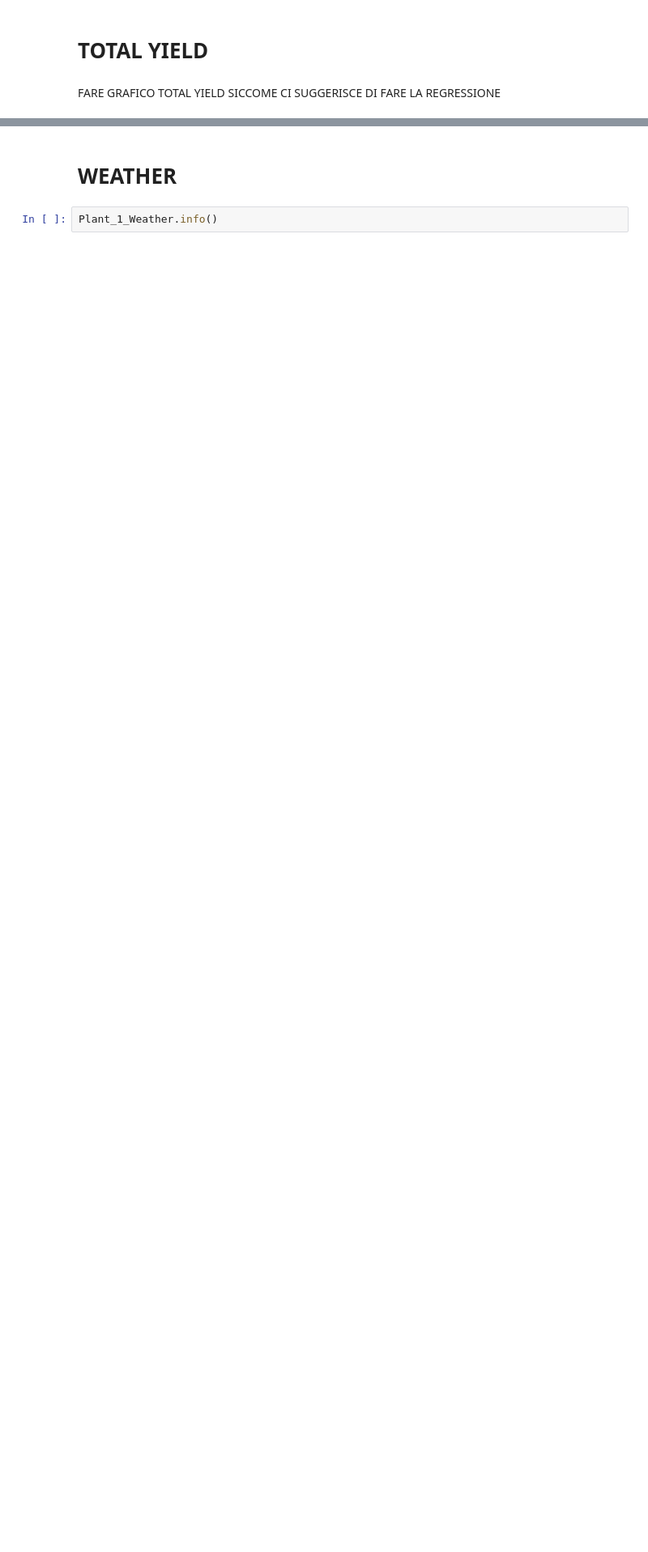
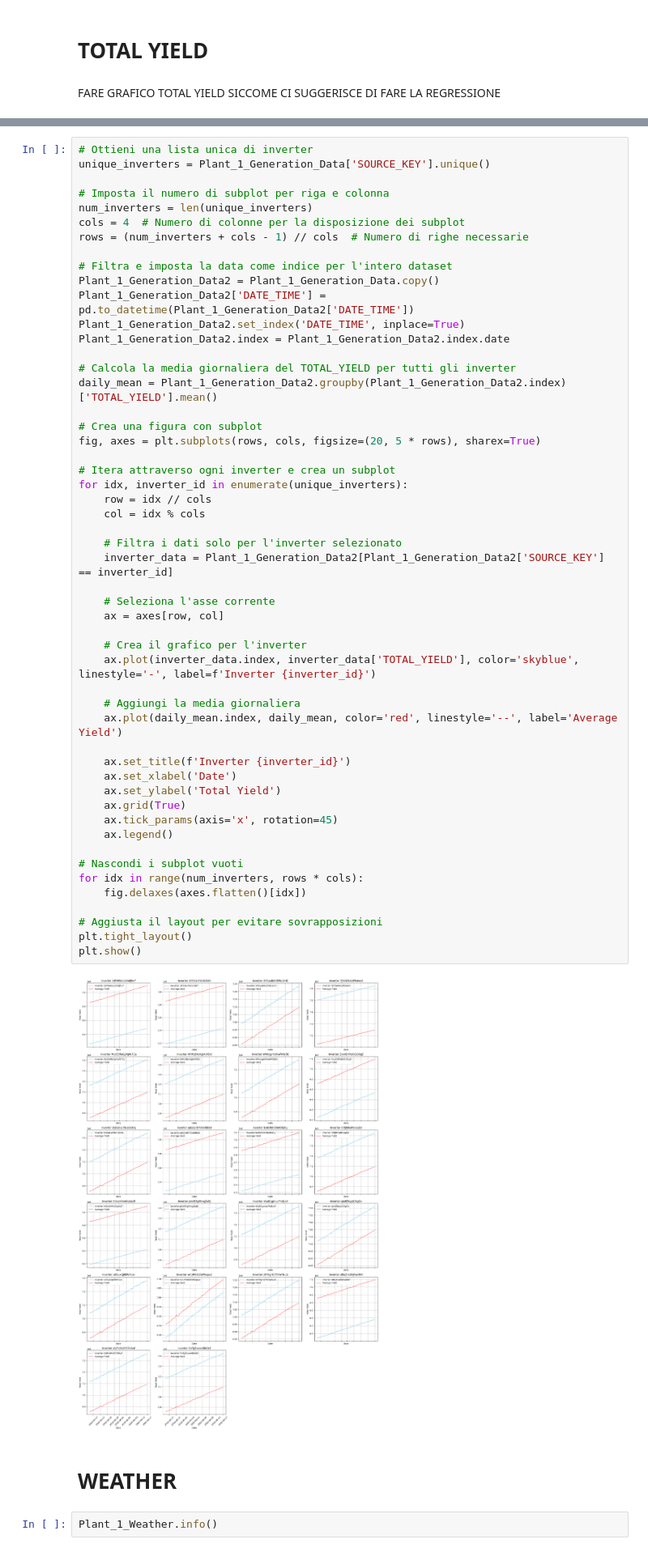
Before and after one commit to Christian-Braga/energy_forecast_ML, a Jupyter notebook: Losa_test.ipynb, the cells around one changed output, grey strips where cells are left out. Shown at 81% size. Saved outputs shown, nothing was run; the diff lists cells and outputs as text; blank space fills up the shorter version.

Commit message:
andamento total yield

```diff
--- a/Losa_test.ipynb
+++ b/Losa_test.ipynb
@@ -501,6 +501,60 @@ Try using .loc[row_indexer,col_indexer] = value instead
 See the caveats in the documentation: https://pandas.pydata.org/pandas-docs/stable/user_guide/indexing.html#returning-a-view-versus-a-copy
   inverter_data['DATE_TIME'] = pd.to_datetime(inverter_data['DATE_TIME'])
 [figure]
+# %%
+# Ottieni una lista unica di inverter
+unique_inverters = Plant_1_Generation_Data['SOURCE_KEY'].unique()
+
+# Imposta il numero di subplot per riga e colonna
+num_inverters = len(unique_inverters)
+cols = 4  # Numero di colonne per la disposizione dei subplot
+rows = (num_inverters + cols - 1) // cols  # Numero di righe necessarie
+
+# Filtra e imposta la data come indice per l'intero dataset
+Plant_1_Generation_Data2 = Plant_1_Generation_Data.copy()
+Plant_1_Generation_Data2['DATE_TIME'] = pd.to_datetime(Plant_1_Generation_Data2['DATE_TIME'])
+Plant_1_Generation_Data2.set_index('DATE_TIME', inplace=True)
+Plant_1_Generation_Data2.index = Plant_1_Generation_Data2.index.date
+
+# Calcola la media giornaliera del TOTAL_YIELD per tutti gli inverter
+daily_mean = Plant_1_Generation_Data2.groupby(Plant_1_Generation_Data2.index)['TOTAL_YIELD'].mean()
+
+# Crea una figura con subplot
+fig, axes = plt.subplots(rows, cols, figsize=(20, 5 * rows), sharex=True)
+
+# Itera attraverso ogni inverter e crea un subplot
+for idx, inverter_id in enumerate(unique_inverters):
+    row = idx // cols
+    col = idx % cols
+
+    # Filtra i dati solo per l'inverter selezionato
+    inverter_data = Plant_1_Generation_Data2[Plant_1_Generation_Data2['SOURCE_KEY'] == inverter_id]
+
+    # Seleziona l'asse corrente
+    ax = axes[row, col]
+
+    # Crea il grafico per l'inverter
+    ax.plot(inverter_data.index, inverter_data['TOTAL_YIELD'], color='skyblue', linestyle='-', label=f'Inverter {inverter_id}')
+
+    # Aggiungi la media giornaliera
+    ax.plot(daily_mean.index, daily_mean, color='red', linestyle='--', label='Average Yield')
+
+    ax.set_title(f'Inverter {inverter_id}')
+    ax.set_xlabel('Date')
+    ax.set_ylabel('Total Yield')
+    ax.grid(True)
+    ax.tick_params(axis='x', rotation=45)
+    ax.legend()
+
+# Nascondi i subplot vuoti
+for idx in range(num_inverters, rows * cols):
+    fig.delaxes(axes.flatten()[idx])
+
+# Aggiusta il layout per evitare sovrapposizioni
+plt.tight_layout()
+plt.show()
+# %% [output]
+[figure, added]
 # %% [markdown]
 # WEATHER
 # %%
```
Also changed, not shown: parts of 5 cells of this notebook.
